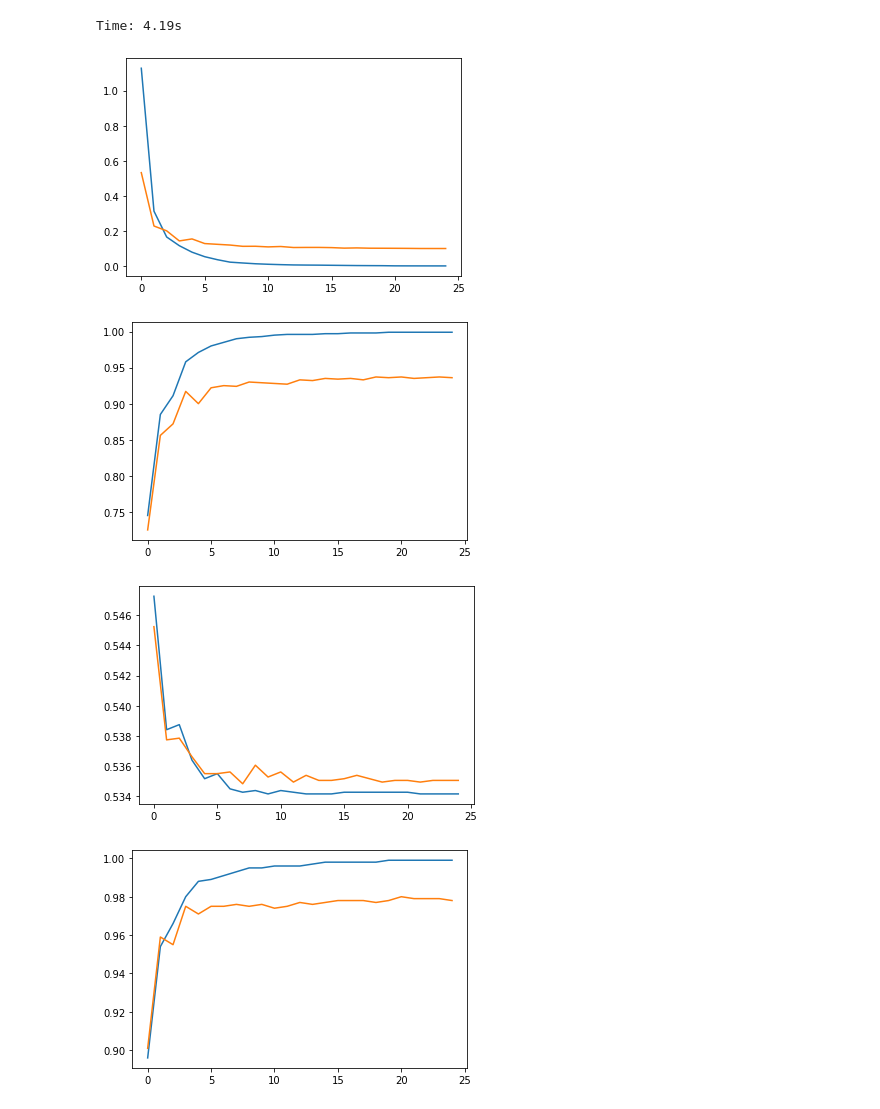
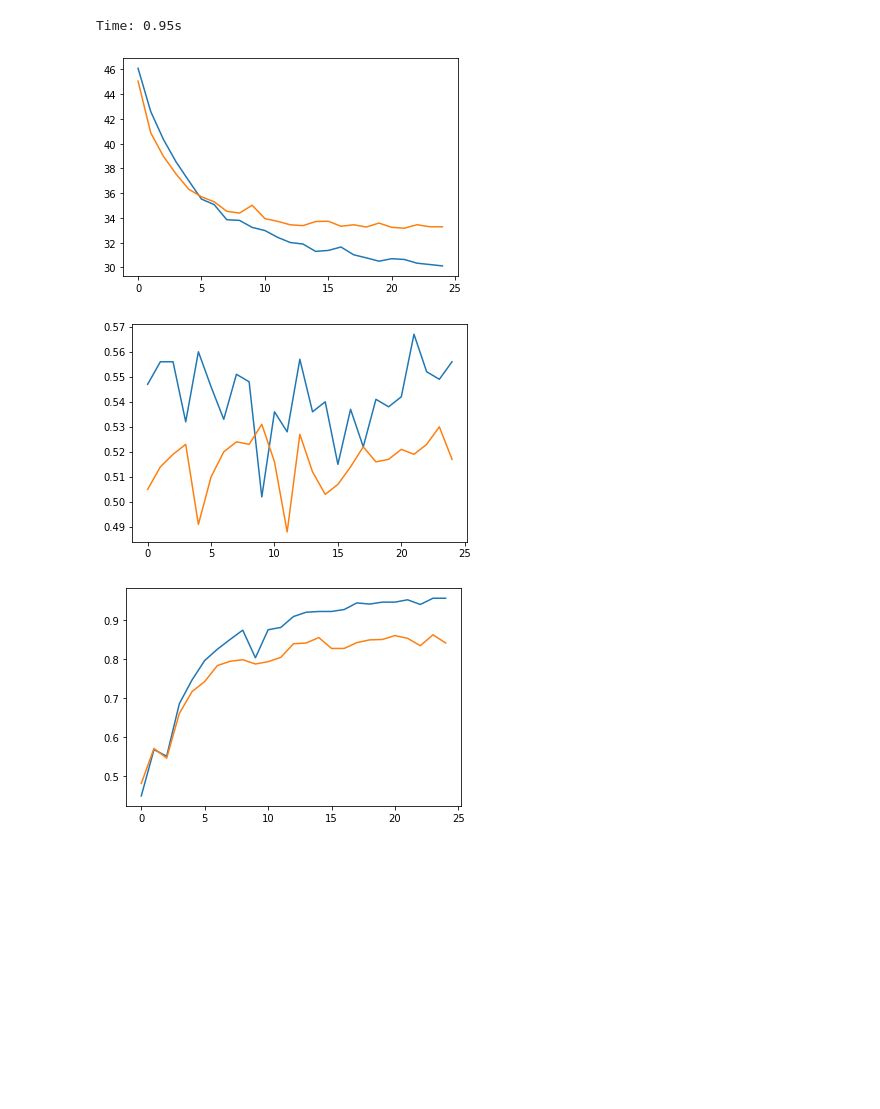
Before and after one commit to Ethan-Icet/dlc-2022-project, a Jupyter notebook: Project/experiments.ipynb, the cells around one changed output. Cells and saved outputs as stored; diff of their text form; code cells hidden in the pictures; blank space fills up the shorter version.

```diff
--- a/Project/experiments.ipynb
+++ b/Project/experiments.ipynb
@@ -14,6 +16,8 @@ model = model_kat = Siamese(conv_block_parameters={
     'activation1': nn.ReLU(), 'activation2': nn.Softmax(dim=1),
     'use_batch_norm': False
 })
+
+baseline = BaseLineNet()
 # %%
 train_input, train_target, train_classes, test_input, test_target, test_classes = generate_pair_sets(1000)
 # %%
@@ -65,13 +74,15 @@ Estimated Total Size (MB): 1.20
 # %%
 device = torch.device('cpu') # torch.device('cuda' if torch.cuda.is_available() else 'cpu')
 model.to(device)
+baseline.to(device)
 
+# for the baseline model
 start = time.perf_counter()
-info_cycle = train_model(model,
+info_cycle = train_model(baseline,
                             train_input, train_target, train_classes,
                             nb_epochs=25, mini_batch_size=100,
-                            criterion_classes=nn.MSELoss(), criterion_leq=nn.MSELoss(),
-                            optimizer= None,
+                            criterion_classes=nn.CrossEntropyLoss(), criterion_leq=nn.BCELoss(),
+                            optimizer= torch.optim.SGD(baseline.parameters(), lr=8e-2),
                             weight_loss_classes=0.0, weight_loss_pairs=1.0,
                             freeze_epochs=0,
                             one_hot_classes=True, one_hot_leq=False,
@@ -80,28 +91,42 @@ info_cycle = train_model(model,
                             device=device)
 end = time.perf_counter()
 print(f'Time: {end - start:.2f}s')
+
+# start = time.perf_counter()
+# info_cycle = train_model(model,
+#                             train_input, train_target, train_classes,
+#                             nb_epochs=25, mini_batch_size=100,
+#                             criterion_classes=nn.MSELoss(), criterion_leq=nn.MSELoss(),
+#                             optimizer= None,
+#                             weight_loss_classes=0.0, weight_loss_pairs=1.0,
+#                             freeze_epochs=0,
+#                             one_hot_classes=True, one_hot_leq=False,
+#                             verbose=False,
+#                             test_input=test_input, test_target=test_target, test_classes=test_classes,
+#                             device=device)
+# end = time.perf_counter()
+# print(f'Time: {end - start:.2f}s')
 # %% [output]
-Time: 4.19s
+Time: 0.95s
 # %%
 import matplotlib.pyplot as plt
 
 plt.plot(info_cycle['train']['loss'])
 plt.plot(info_cycle['test']['loss'])
 plt.show()
 
-plt.plot(info_cycle['train']['acc_classes'])
-plt.plot(info_cycle['test']['acc_classes'])
-plt.show()
+# plt.plot(info_cycle['train']['acc_classes'])
+# plt.plot(info_cycle['test']['acc_classes'])
+# plt.show()
 
 plt.plot(info_cycle['train']['acc_leq'])
 plt.plot(info_cycle['test']['acc_leq'])
 plt.show()
 
 plt.plot(info_cycle['train']['acc_naive'])
 plt.plot(info_cycle['test']['acc_naive'])
 plt.show()
 # %% [output]
-[figure, old version]
+[figure, new version]
-[figure, old version]
+[figure, new version]
-[figure, old version]
+[figure, new version]
-[figure, removed]
```
Also changed, not shown: parts of 3 cells of this notebook, 13 other files.
